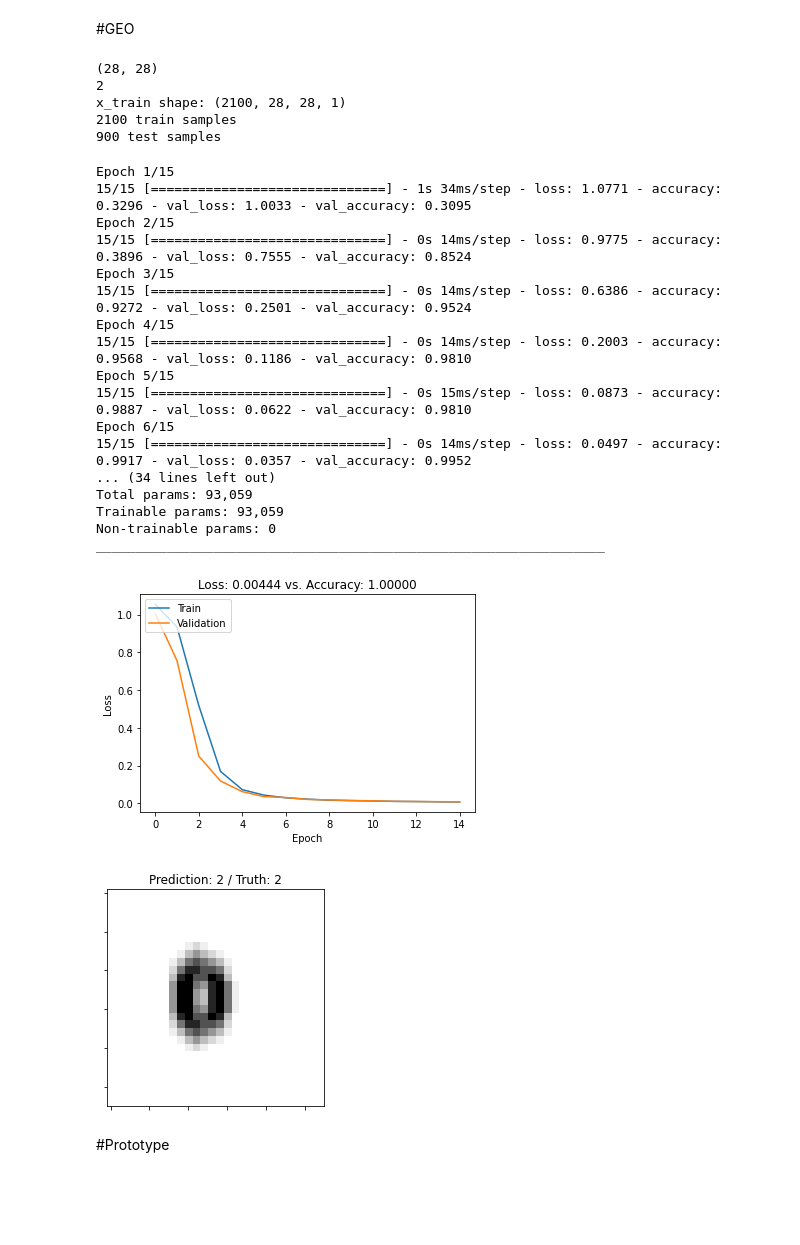
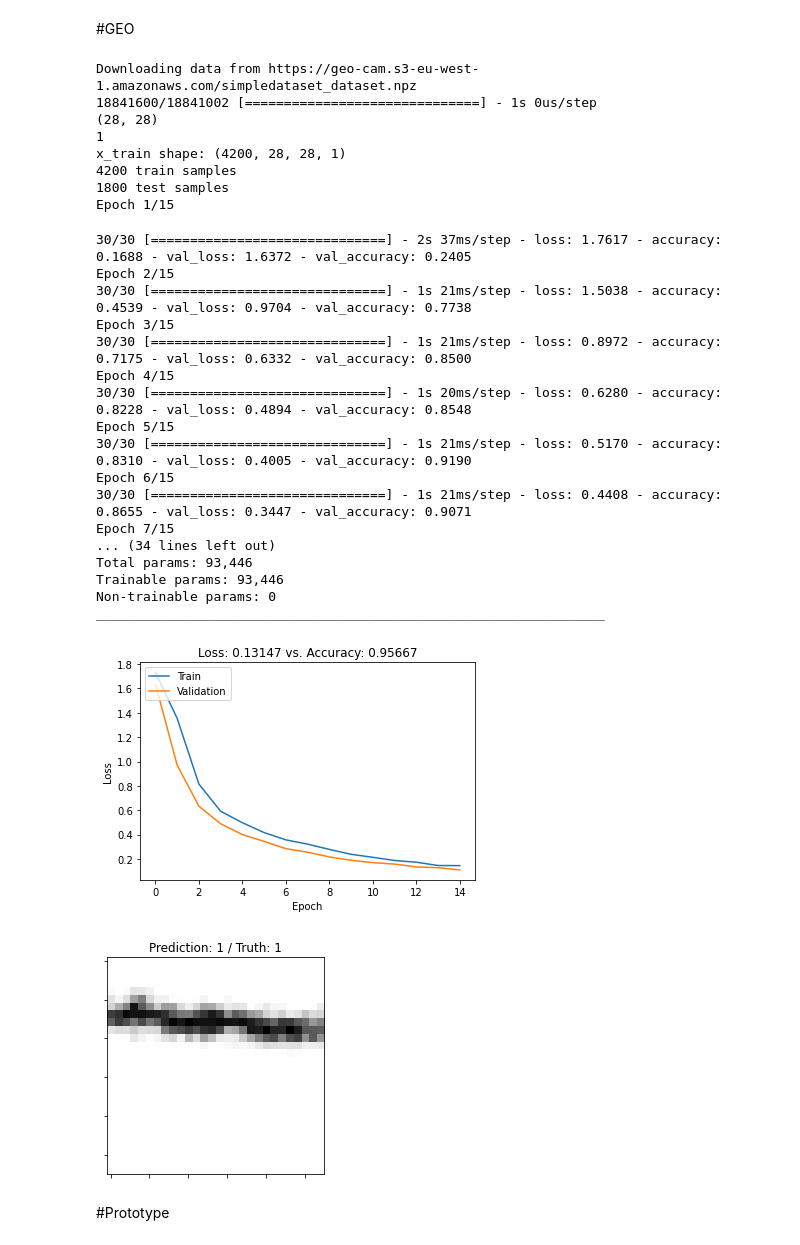
Before and after one commit to fsilvestrim/thesis, a Jupyter notebook: Geo_Cam.ipynb, the cells around one changed output. Saved outputs shown, nothing was run; the diff lists cells and outputs as text; code cells hidden in the pictures; blank space fills up the shorter version.

```diff
--- a/Geo_Cam.ipynb
+++ b/Geo_Cam.ipynb
@@ -223,17 +228,19 @@ show_prediction(image, label, prediction)
 # %% [markdown]
 #GEO
 # %%
-def get_geo_dataset():
-  path = tf.keras.utils.get_file("geocam2", "https://geo-cam.s3-eu-west-1.amazonaws.com/geocam.npz")
+geo_dataset_proto = ("proto", "https://geo-cam.s3-eu-west-1.amazonaws.com/geocam.npz", 3)
+geo_dataset_simple = ("simple", "https://geo-cam.s3-eu-west-1.amazonaws.com/simpledataset_dataset.npz", 6)
+geo_dataset_round = ("round", "https://geo-cam.s3-eu-west-1.amazonaws.com/rounddataset_dataset.npz", 6)
+geo_dataset_threesixty = ("threesixty", "https://geo-cam.s3-eu-west-1.amazonaws.com/threesixtydataset_dataset.npz", 18)
+
+def get_geo_dataset(name, filepath):
+  path = tf.keras.utils.get_file(name, filepath)
   with np.load(path, allow_pickle=True) as f:
     x_train, y_train = f['x_train'], f['y_train']
     x_test, y_test = f['x_test'], f['y_test']
 
     return (x_train, y_train), (x_test, y_test)
 # %%
-geo_train, geo_test = get_geo_dataset()
-geo_train, geo_test = format_dataset(3, geo_train, geo_test)
-
 def create_geo_model(name, input_shape, num_classes):
   model = keras.Sequential(
       [
@@ -257,47 +264,54 @@ def create_geo_model(name, input_shape, num_classes):
   model.compile(loss="categorical_crossentropy", optimizer="adam", metrics=["accuracy"])
 
   return model
-# %% [output]
-(28, 28)
-2
-x_train shape: (2100, 28, 28, 1)
-2100 train samples
-900 test samples
 # %%
-model_geo = create_geo_model("geocam", (28, 28, 1), 3)
+dataset = geo_dataset_simple
+geo_train, geo_test = get_geo_dataset(dataset[0], dataset[1])
+geo_train, geo_test = format_dataset(dataset[2], geo_train, geo_test)
+model_geo = create_geo_model("geocam", (28, 28, 1), dataset[2])
 # model_geo, history_geo = load_model("geo")
 
+start_time = time.clock()
 history_geo = model_geo.fit(geo_train[0], geo_train[1], batch_size=128, epochs=15, validation_split=0.1)
+print("Training took: %.2f seconds" % (time.clock() - start_time))
 # save_model(model_geo, history_geo, "geo")
 
 model_geo.summary()
 score_geo = model_geo.evaluate(geo_test[0], geo_test[1], verbose=0)
 
 plot_model_score(score_geo, history_geo.history)
 # %% [output]
+Downloading data from https://geo-cam.s3-eu-west-1.amazonaws.com/simpledataset_dataset.npz
+18841600/18841002 [==============================] - 1s 0us/step
+(28, 28)
+1
+x_train shape: (4200, 28, 28, 1)
+4200 train samples
+1800 test samples
 Epoch 1/15
-15/15 [==============================] - 1s 34ms/step - loss: 1.0771 - accuracy: 0.3296 - val_loss: 1.0033 - val_accuracy: 0.3095
-Epoch 2/15
-15/15 [==============================] - 0s 14ms/step - loss: 0.9775 - accuracy: 0.3896 - val_loss: 0.7555 - val_accuracy: 0.8524
-Epoch 3/15
-15/15 [==============================] - 0s 14ms/step - loss: 0.6386 - accuracy: 0.9272 - val_loss: 0.2501 - val_accuracy: 0.9524
-Epoch 4/15
-15/15 [==============================] - 0s 14ms/step - loss: 0.2003 - accuracy: 0.9568 - val_loss: 0.1186 - val_accuracy: 0.9810
-Epoch 5/15
-15/15 [==============================] - 0s 15ms/step - loss: 0.0873 - accuracy: 0.9887 - val_loss: 0.0622 - val_accuracy: 0.9810
-Epoch 6/15
-15/15 [==============================] - 0s 14ms/step - loss: 0.0497 - accuracy: 0.9917 - val_loss: 0.0357 - val_accuracy: 0.9952
-... (34 lines left out)
-Total params: 93,059
-Trainable params: 93,059
-Non-trainable params: 0
-_________________________________________________________________
+30/30 [==============================] - 2s 37ms/step - loss: 1.7617 - accuracy: 0.1688 - val_loss: 1.6372 - val_accuracy: 0.2405
+Epoch 2/15
+30/30 [==============================] - 1s 21ms/step - loss: 1.5038 - accuracy: 0.4539 - val_loss: 0.9704 - val_accuracy: 0.7738
+Epoch 3/15
+30/30 [==============================] - 1s 21ms/step - loss: 0.8972 - accuracy: 0.7175 - val_loss: 0.6332 - val_accuracy: 0.8500
+Epoch 4/15
+30/30 [==============================] - 1s 20ms/step - loss: 0.6280 - accuracy: 0.8228 - val_loss: 0.4894 - val_accuracy: 0.8548
+Epoch 5/15
+30/30 [==============================] - 1s 21ms/step - loss: 0.5170 - accuracy: 0.8310 - val_loss: 0.4005 - val_accuracy: 0.9190
+Epoch 6/15
+30/30 [==============================] - 1s 21ms/step - loss: 0.4408 - accuracy: 0.8655 - val_loss: 0.3447 - val_accuracy: 0.9071
+Epoch 7/15
+... (34 lines left out)
+Total params: 93,446
+Trainable params: 93,446
+Non-trainable params: 0
+_________________________________________________________________
-[figure, old version]
+[figure, new version]
 # %%
 image, label, prediction, _ = get_prediction(model_geo, geo_test)
 show_prediction(image, label, prediction)
 # %% [output]
-[figure, old version]
+[figure, new version]
 # %% [markdown]
 #Prototype
 # %% [markdown]
```
Also changed, not shown: parts of 6 cells of this notebook.
